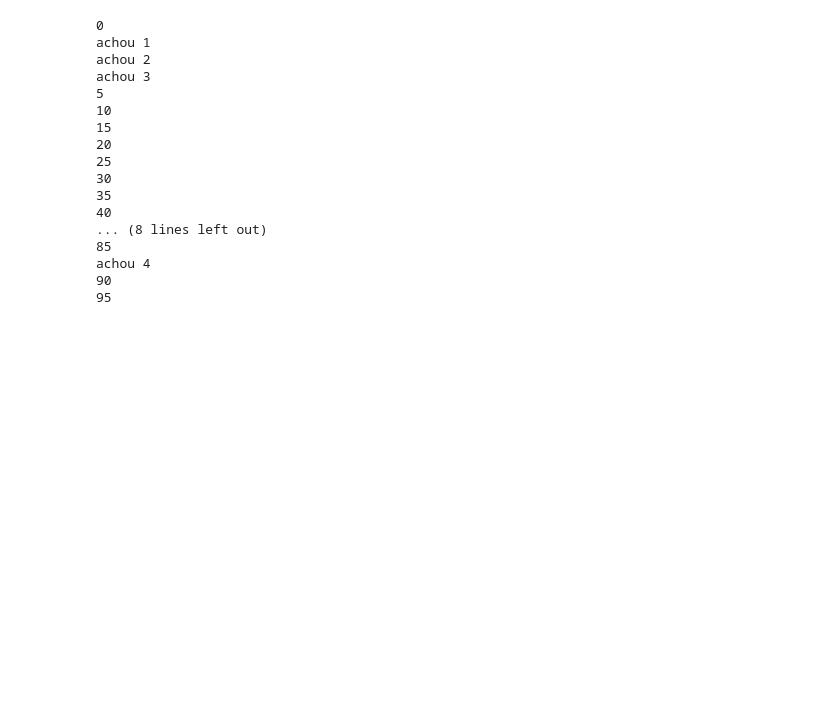
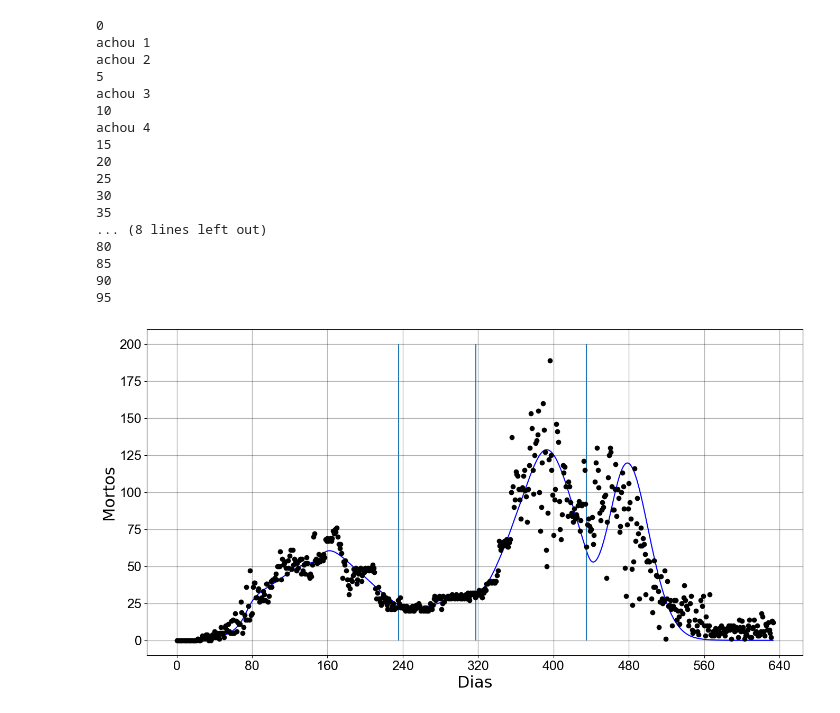
Before and after one commit to filipe7788/SEIHURD, a Jupyter notebook: fitting/fitao.ipynb, the cells around one changed output. Drawn from its saved outputs; the diff is of its cells as text; code cells hidden in the pictures; blank space fills up the shorter version.

```diff
--- a/fitting/fitao.ipynb
+++ b/fitting/fitao.ipynb
@@ -258,31 +286,77 @@ def Best_Fit(data,n_tries, ts0, q0):
 n_tries=100  #Quanto maior mais certeza do resultado. Colocar em 100 para roda com mais certeza (Ou até maiws se for necessário)
 ts0 =  np.arange(len(novos_vacinados)-1)
 
-best_pop=Best_Fit(np.diff(mortos_dados)[:300], n_tries, ts0, condicoes_iniciais)
-b0, t0 = best_pop
-parode = [b0, t0]
+
+best_pop=Best_Fit(np.diff(moving_averages), n_tries, ts0, condicoes_iniciais)
+b0, b1, t0, t1 = best_pop
+parode = [b0, b1, t0, t1]
 
 # TEMPO FOI OTIMIZADO TAMBÉM
-# parode = [   1.65576662, 243.47609643]
+
+#parode = [  1.5864754 ,   3.5051942 , 317.72001799, 435.15640895]
 # calls integrator
-qs = odeint(SEIIHURD, condicoes_iniciais, ts0, args=(parode,), mxstep=1000000)
+qs = solve_ivp(fun=SEIIHURD, t_span=[0, len(novos_vacinados)-1], args=(parode,) ,y0=condicoes_iniciais, dense_output=True, method="RK45",  t_eval=np.arange(len(novos_vacinados)-1))
+qs = qs.y
 # %% [output]
 0
 achou 1
 achou 2
+5
 achou 3
-5
 10
+achou 4
 15
 20
 25
 30
 35
-40
 ... (8 lines left out)
+80
 85
-achou 4
 90
 95
+# %%
+# plotando mortes
+ts0 =  np.arange(len(novos_vacinados)-1)
+
+qi = qs[-3,:] #mortes acumulados
+
+#Criando plot
+fig, ax = plt.subplots(figsize=(16,8))
+
+#Desenhando grid no plot
+ax.grid(which='major', axis='both', color='black',linewidth=1.,alpha=0.3)
+ax.autoscale()
+
+x_para_escala = np.arange(0, len(datas)-1, 1)
+
+ax.scatter(x_para_escala,  np.diff(mortos_dados)[:len(datas)], color='black',zorder=3,label='Reported data')
+#Plot the fitted function as a line.
+ax.plot(x_para_escala, np.diff(N*qi)[:len(datas)],color='blue',label='Fitted function')
+#Set the labels
+ax.set_ylabel('Mortos',fontsize=22)
+ax.set_xlabel('Dias', fontsize=22)
+
+plt.vlines([235.35360579, 317.72001799, 435.15640895], ymin=0, ymax=200)
+#Set the title
+#The size of the numbers on the axixis
+ax.tick_params(labelsize=18)
+
+#Limiting the ammount of dates on the X axixs
+ax.xaxis.set_major_locator(plt.MaxNLocator(10))
+#Rotating the dates for better visualization
+# plt.setp(ax.get_xticklabels(), rotation=30)
+
+
+#Setting the font of the numbers on the axixis as ARIAL
+for tick in ax.get_xticklabels():
+    tick.set_fontname("Arial")
+for tick in ax.get_yticklabels():
+    tick.set_fontname("Arial")
+
+#Show Graph
+plt.show()
+# %% [output]
+[figure, added]
 # %%
 # plotando mortes
```
Also changed, not shown: parts of 8 cells of this notebook, 3 other files.
